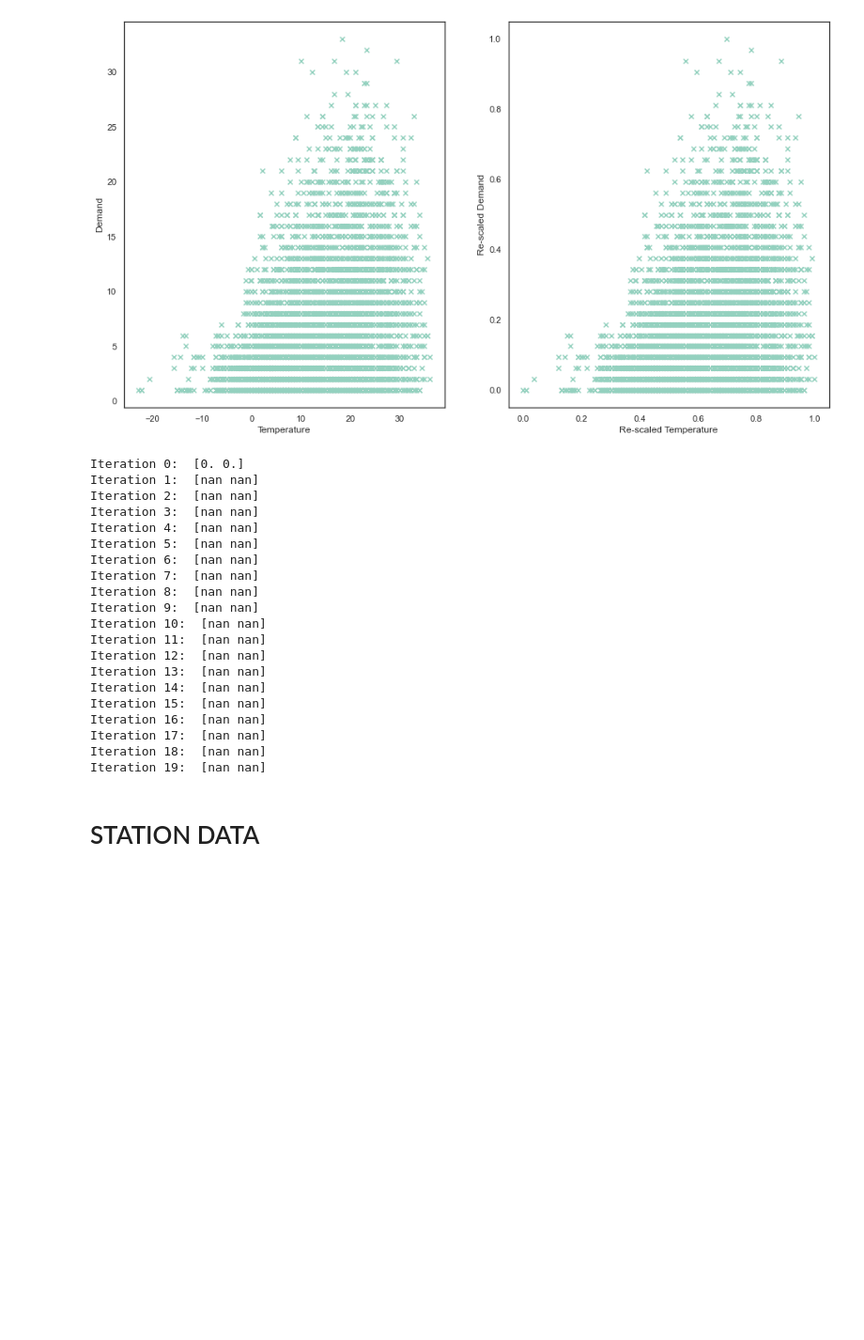
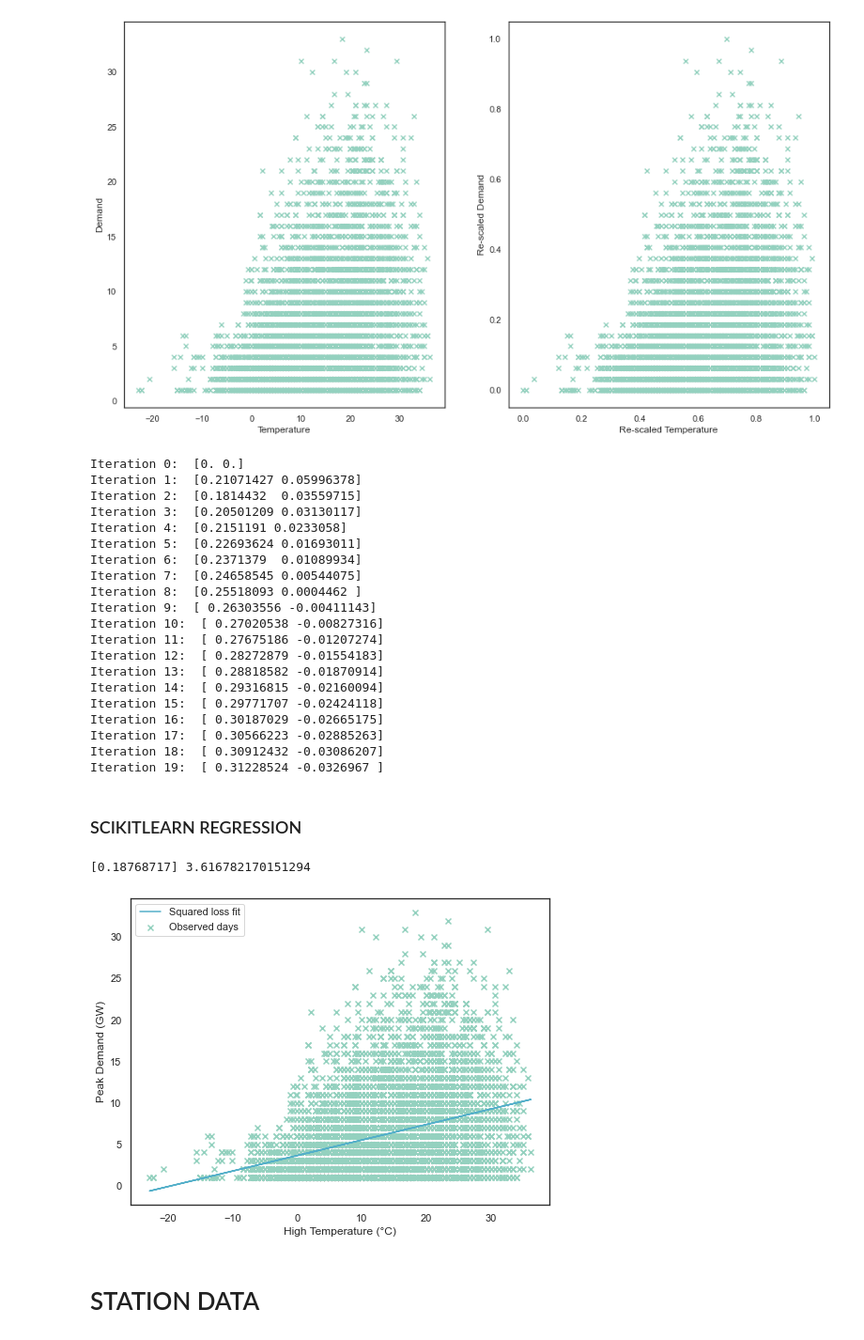
Before and after one commit to renefreitag/Data_Vipers, a Jupyter notebook: task2/task2.ipynb, the cells around one changed output. Shown at 94% size. Saved outputs shown, nothing was run; the diff lists cells and outputs as text; code cells hidden in the pictures; blank space fills up the shorter version.

```diff
--- a/task2/task2.ipynb
+++ b/task2/task2.ipynb
@@ -231,7 +222,15 @@ tripdata67_hourly['avg_temp'] = data_avg
 
 for i in range(8785):
     if np.isnan(tripdata67_hourly['max_temp'].iloc[i]):
-        tripdata67_hourly['max_temp'].iloc[i] = (tripdata67_hourly['max_temp'].iloc[i-1]+tripdata67_hourly['max_temp'].iloc[i+1])/2
-        tripdata67_hourly['min_temp'].iloc[i] = (tripdata67_hourly['min_temp'].iloc[i-1]+tripdata67_hourly['min_temp'].iloc[i+1])/2
+        if np.isnan(tripdata67_hourly['max_temp'].iloc[i+1]):
+            tripdata67_hourly['max_temp'].iloc[i] = tripdata67_hourly['max_temp'].iloc[i-1]
+            tripdata67_hourly['min_temp'].iloc[i] = tripdata67_hourly['min_temp'].iloc[i-1]
+        else:
+            tripdata67_hourly['max_temp'].iloc[i] = (tripdata67_hourly['max_temp'].iloc[i-1]+tripdata67_hourly['max_temp'].iloc[i+1])/2
+            tripdata67_hourly['min_temp'].iloc[i] = (tripdata67_hourly['min_temp'].iloc[i-1]+tripdata67_hourly['min_temp'].iloc[i+1])/2
+
         tripdata67_hourly['precip'].iloc[i] = tripdata67_hourly['precip'].iloc[i-1]
-        tripdata67_hourly['avg_temp'].iloc[i] = (tripdata67_hourly['avg_temp'].iloc[i-1]+tripdata67_hourly['avg_temp'].iloc[i+1])/2
+        #tripdata67_hourly['avg_temp'].iloc[i] = (tripdata67_hourly['avg_temp'].iloc[i-1]+tripdata67_hourly['avg_temp'].iloc[i+1])/2
+
+
+tripdata67_hourly['avg_temp'] = (tripdata67_hourly['max_temp'] + tripdata67_hourly['min_temp'])/2
@@ -369,25 +438,51 @@ for t in range(20):
     theta[1] -= alpha/len(xp) * 2 * sum((theta[0] * x_nor + theta[1] - y_nor) ) # this is the intercept with a slightly different partial derivative
 # %% [output]
 Iteration 0:  [0. 0.]
-Iteration 1:  [nan nan]
-Iteration 2:  [nan nan]
-Iteration 3:  [nan nan]
-Iteration 4:  [nan nan]
-Iteration 5:  [nan nan]
-Iteration 6:  [nan nan]
-Iteration 7:  [nan nan]
-Iteration 8:  [nan nan]
-Iteration 9:  [nan nan]
-Iteration 10:  [nan nan]
-Iteration 11:  [nan nan]
-Iteration 12:  [nan nan]
-Iteration 13:  [nan nan]
-Iteration 14:  [nan nan]
-Iteration 15:  [nan nan]
-Iteration 16:  [nan nan]
-Iteration 17:  [nan nan]
-Iteration 18:  [nan nan]
-Iteration 19:  [nan nan]
+Iteration 1:  [0.21071427 0.05996378]
+Iteration 2:  [0.1814432  0.03559715]
+Iteration 3:  [0.20501209 0.03130117]
+Iteration 4:  [0.2151191 0.0233058]
+Iteration 5:  [0.22693624 0.01693011]
+Iteration 6:  [0.2371379  0.01089934]
+Iteration 7:  [0.24658545 0.00544075]
+Iteration 8:  [0.25518093 0.0004462 ]
+Iteration 9:  [ 0.26303556 -0.00411143]
+Iteration 10:  [ 0.27020538 -0.00827316]
+Iteration 11:  [ 0.27675186 -0.01207274]
+Iteration 12:  [ 0.28272879 -0.01554183]
+Iteration 13:  [ 0.28818582 -0.01870914]
+Iteration 14:  [ 0.29316815 -0.02160094]
+Iteration 15:  [ 0.29771707 -0.02424118]
+Iteration 16:  [ 0.30187029 -0.02665175]
+Iteration 17:  [ 0.30566223 -0.02885263]
+Iteration 18:  [ 0.30912432 -0.03086207]
+Iteration 19:  [ 0.31228524 -0.0326967 ]
+# %% [markdown]
+### SCIKITLEARN REGRESSION
+# %%
+X = tripdata67_hourly["avg_temp"].values.reshape((-1,1)) # if we pass a 1-feature array we need to re-shape it! This is not required for multi-dimenisonal arrays
+y = tripdata67_hourly["trips_out"]
+
+# initialize model
+lin_mod = LinearRegression()
+
+#train model
+lin_mod.fit(X, y)
+
+#make predictions using model
+model_pred = lin_mod.predict(X)
+
+# plot resulzts
+plt.figure(figsize = (8,6))
+plt.scatter(X, y, marker="x")
+plt.xlabel("High Temperature (°C)")
+plt.ylabel("Peak Demand (GW)")
+plt.plot(X, model_pred, c='C2')
+plt.legend(['Squared loss fit','Observed days'])
+print(lin_mod.coef_, lin_mod.intercept_)
+# %% [output]
+[0.18768717] 3.616782170151294
+[figure, added]
 # %% [markdown]
 # STATION DATA
 # %%
```
Also changed, not shown: parts of 10 cells of this notebook.
